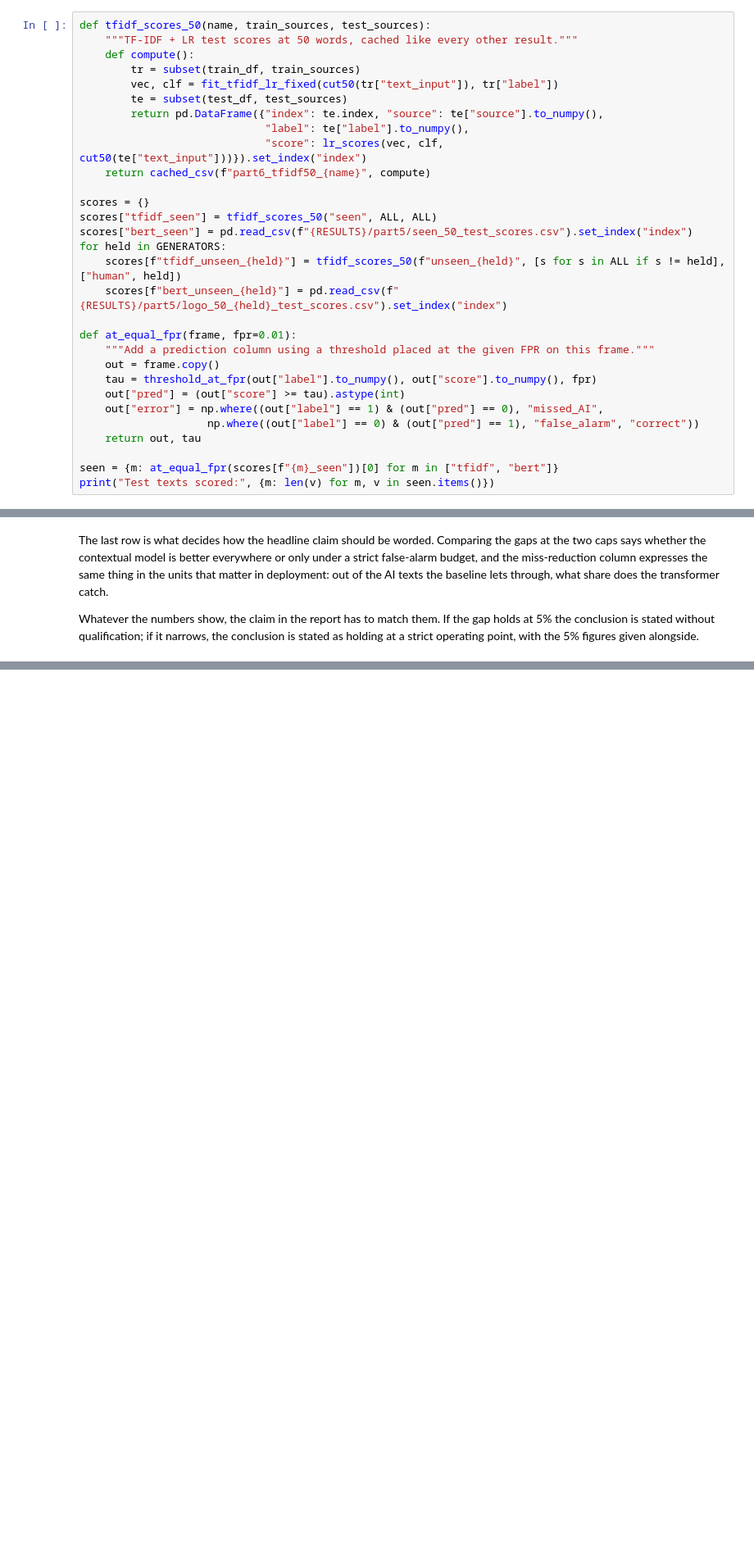
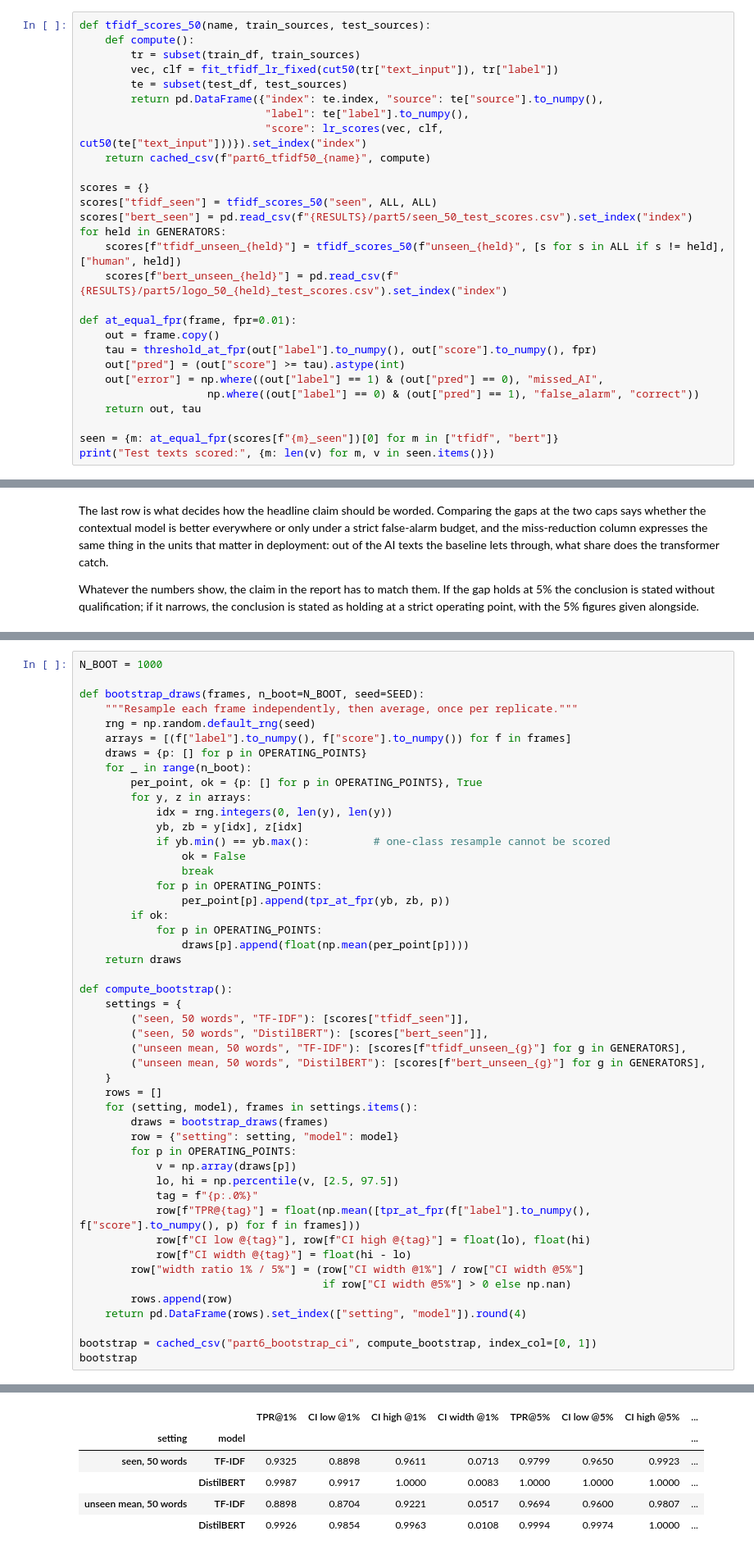
Before and after one commit to brucenguyen0302-code/ai-text-detection, a Jupyter notebook: main.ipynb, the cells around one changed output, grey strips where cells are left out. Shown at 82% size. Saved outputs shown, nothing was run; the diff lists cells and outputs as text; blank space fills up the shorter version.

```diff
--- a/main.ipynb
+++ b/main.ipynb
@@ -2418,7 +2634,6 @@ The analysis uses the **50-word setting**, because both models are far from perf
 ## 6.1 Collect the scores
 # %%
 def tfidf_scores_50(name, train_sources, test_sources):
-    """TF-IDF + LR test scores at 50 words, cached like every other result."""
     def compute():
         tr = subset(train_df, train_sources)
         vec, clf = fit_tfidf_lr_fixed(cut50(tr["text_input"]), tr["label"])
@@ -2436,7 +2651,6 @@ for held in GENERATORS:
     scores[f"bert_unseen_{held}"] = pd.read_csv(f"{RESULTS}/part5/logo_50_{held}_test_scores.csv").set_index("index")
 
 def at_equal_fpr(frame, fpr=0.01):
-    """Add a prediction column using a threshold placed at the given FPR on this frame."""
     out = frame.copy()
     tau = threshold_at_fpr(out["label"].to_numpy(), out["score"].to_numpy(), fpr)
     out["pred"] = (out["score"] >= tau).astype(int)
@@ -2815,0 +3072,49 @@ strict operating point, with the 5% figures given alongside.
+# %%
+N_BOOT = 1000
+
+def bootstrap_draws(frames, n_boot=N_BOOT, seed=SEED):
+    """Resample each frame independently, then average, once per replicate."""
+    rng = np.random.default_rng(seed)
+    arrays = [(f["label"].to_numpy(), f["score"].to_numpy()) for f in frames]
+    draws = {p: [] for p in OPERATING_POINTS}
+    for _ in range(n_boot):
+        per_point, ok = {p: [] for p in OPERATING_POINTS}, True
+        for y, z in arrays:
+            idx = rng.integers(0, len(y), len(y))
+            yb, zb = y[idx], z[idx]
+            if yb.min() == yb.max():          # one-class resample cannot be scored
+                ok = False
+                break
+            for p in OPERATING_POINTS:
+                per_point[p].append(tpr_at_fpr(yb, zb, p))
+        if ok:
+            for p in OPERATING_POINTS:
+                draws[p].append(float(np.mean(per_point[p])))
+    return draws
+
+def compute_bootstrap():
+    settings = {
+        ("seen, 50 words", "TF-IDF"): [scores["tfidf_seen"]],
+        ("seen, 50 words", "DistilBERT"): [scores["bert_seen"]],
+        ("unseen mean, 50 words", "TF-IDF"): [scores[f"tfidf_unseen_{g}"] for g in GENERATORS],
+        ("unseen mean, 50 words", "DistilBERT"): [scores[f"bert_unseen_{g}"] for g in GENERATORS],
+    }
+    rows = []
+    for (setting, model), frames in settings.items():
+        draws = bootstrap_draws(frames)
+        row = {"setting": setting, "model": model}
+        for p in OPERATING_POINTS:
+            v = np.array(draws[p])
+            lo, hi = np.percentile(v, [2.5, 97.5])
+            tag = f"{p:.0%}"
+            row[f"TPR@{tag}"] = float(np.mean([tpr_at_fpr(f["label"].to_numpy(), f["score"].to_numpy(), p) for f in frames]))
+            row[f"CI low @{tag}"], row[f"CI high @{tag}"] = float(lo), float(hi)
+            row[f"CI width @{tag}"] = float(hi - lo)
+        row["width ratio 1% / 5%"] = (row["CI width @1%"] / row["CI width @5%"]
+                                      if row["CI width @5%"] > 0 else np.nan)
+        rows.append(row)
+    return pd.DataFrame(rows).set_index(["setting", "model"]).round(4)
+
+bootstrap = cached_csv("part6_bootstrap_ci", compute_bootstrap, index_col=[0, 1])
+bootstrap
+# %% [output]
@@ -2815,0 +3122,6 @@ strict operating point, with the 5% figures given alongside.
+|  |  | TPR@1% | CI low @1% | CI high @1% | CI width @1% | TPR@5% | CI low @5% | CI high @5% | ... |
+| setting | model |  |  |  |  |  |  |  | ... |
+| seen, 50 words | TF-IDF | 0.9325 | 0.8898 | 0.9611 | 0.0713 | 0.9799 | 0.9650 | 0.9923 | ... |
+|  | DistilBERT | 0.9987 | 0.9917 | 1.0000 | 0.0083 | 1.0000 | 1.0000 | 1.0000 | ... |
+| unseen mean, 50 words | TF-IDF | 0.8898 | 0.8704 | 0.9221 | 0.0517 | 0.9694 | 0.9600 | 0.9807 | ... |
+|  | DistilBERT | 0.9926 | 0.9854 | 0.9963 | 0.0108 | 0.9994 | 0.9974 | 1.0000 | ... |
```
Also changed, not shown: parts of 46 cells of this notebook.
